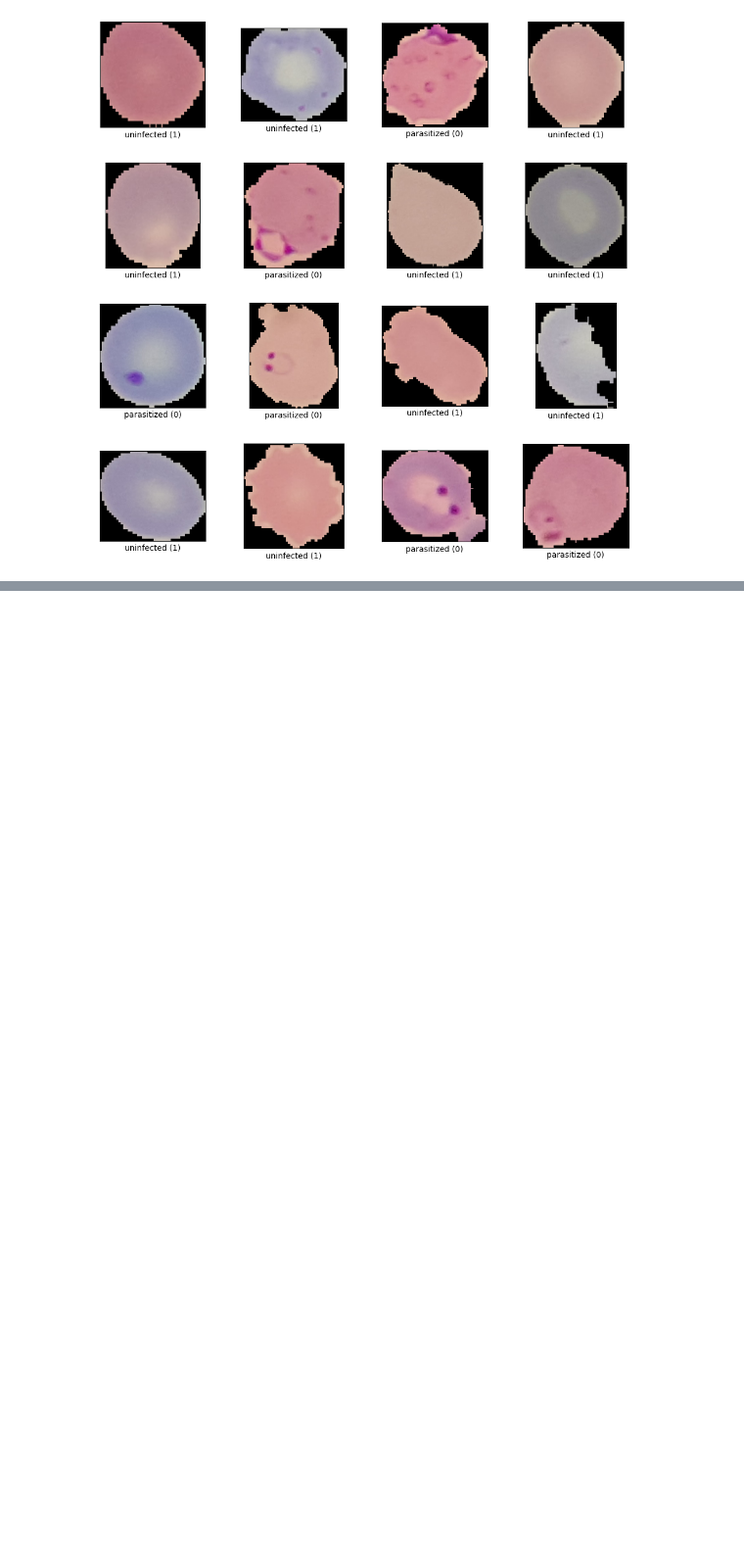
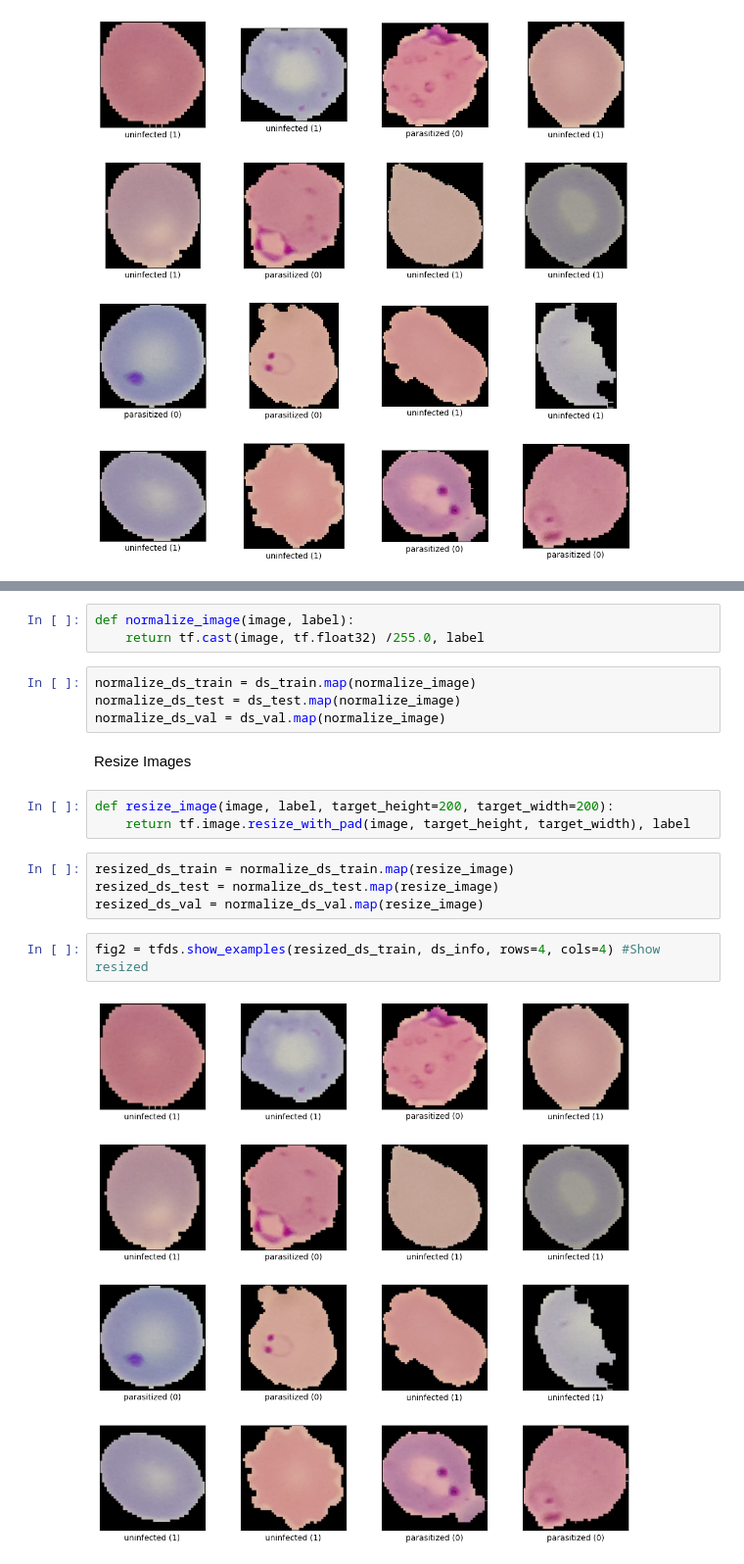
Before and after one commit to MarianaPires93/OP, a Jupyter notebook: DL.ipynb, the cells around one changed output, grey strips where cells are left out. Shown at 98% size. Drawn from its saved outputs; the diff is of its cells as text; blank space fills up the shorter version.

```diff
--- a/DL.ipynb
+++ b/DL.ipynb
@@ -86,0 +81,20 @@ AttributeError: 'tuple' object has no attribute 'take'
+# %%
+def normalize_image(image, label):
+    return tf.cast(image, tf.float32) /255.0, label
+# %%
+normalize_ds_train = ds_train.map(normalize_image)
+normalize_ds_test = ds_test.map(normalize_image)
+normalize_ds_val = ds_val.map(normalize_image)
+# %% [markdown]
+Resize Images
+# %%
+def resize_image(image, label, target_height=200, target_width=200):
+    return tf.image.resize_with_pad(image, target_height, target_width), label
+# %%
+resized_ds_train = normalize_ds_train.map(resize_image)
+resized_ds_test = normalize_ds_test.map(resize_image)
+resized_ds_val = normalize_ds_val.map(resize_image)
+# %%
+fig2 = tfds.show_examples(resized_ds_train, ds_info, rows=4, cols=4) #Show resized
+# %% [output]
+[figure, added]
```
Also changed, not shown: parts of 16 cells of this notebook.
